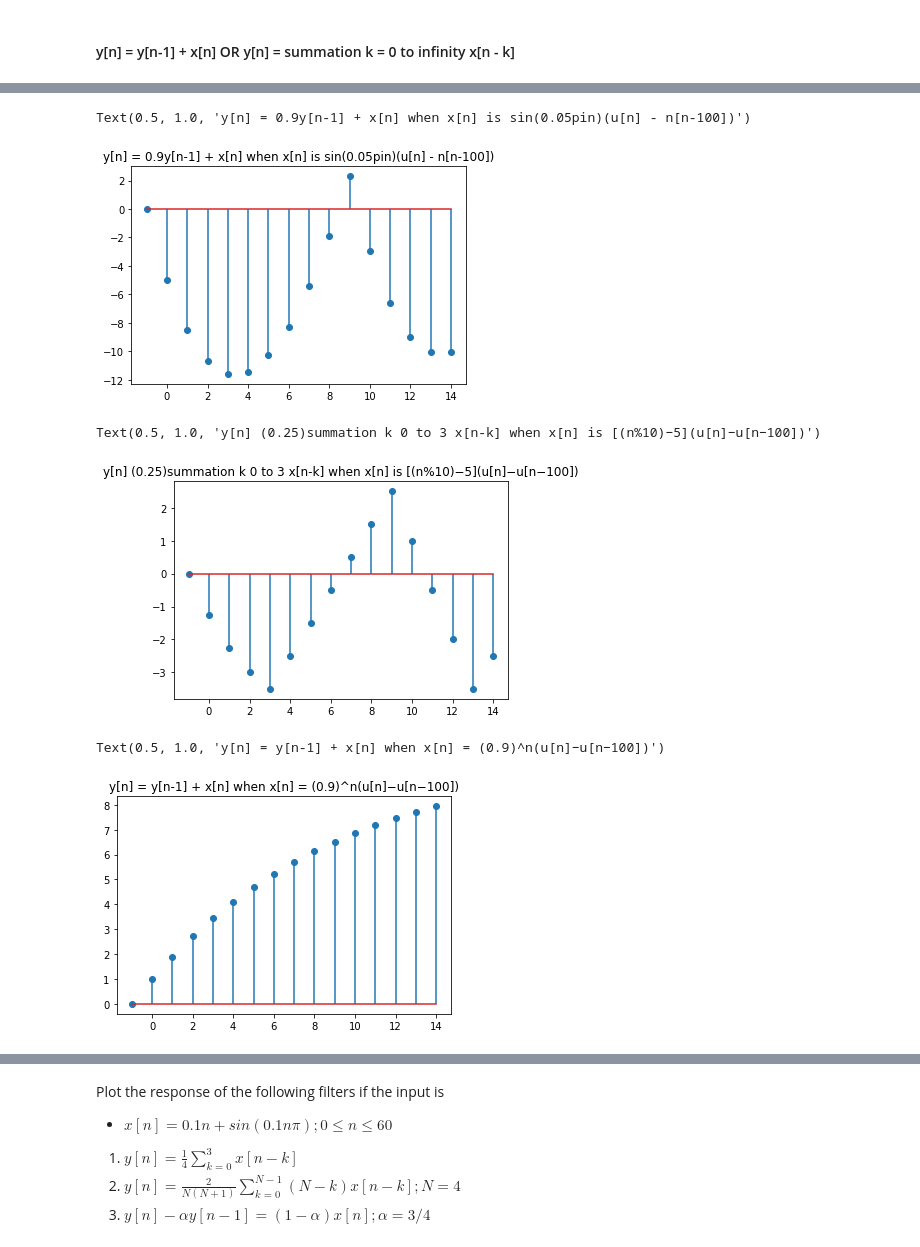
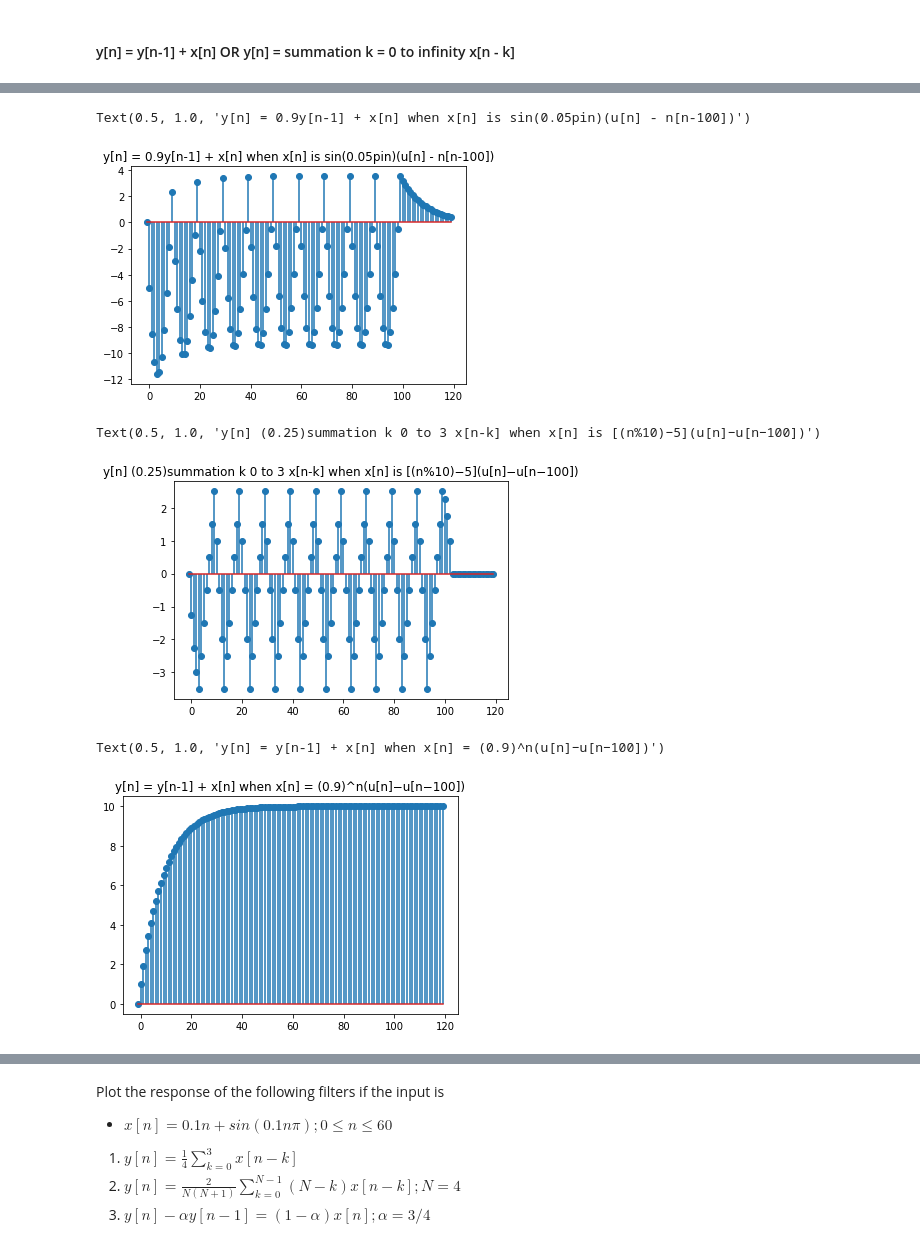
Before and after one commit to the-pinbo/EC211, a Jupyter notebook: Lab1/TimeDomain_final.ipynb, the cells around one changed output, grey strips where cells are left out. Saved outputs shown, nothing was run; the diff lists cells and outputs as text; code cells hidden in the pictures.

```diff
--- a/Lab1/TimeDomain_final.ipynb
+++ b/Lab1/TimeDomain_final.ipynb
@@ -305,8 +305,8 @@ Text(0.5, 1.0, 'y[n]= 0.9y[n-1] + x[n] when x[n] = (-1)^n(u[n]−u[n−100]')
 #y[n] = (0.25)summation k 0 to 3 when x[n] = (-1)^n(u[n]−u[n−100])
 
 x1 = np.empty(11)
-a_7 = np.empty((0, 16), int)
-a_8 = np.empty((0, 16), int)
+a_7 = np.empty((0, 121), int)
+a_8 = np.empty((0, 121), int)
 for k in range(0, 4):
     a_7 = np.append(a_7,
                     np.float_power(-1, np.array([(i - k) for i in n])) *
@@ -327,9 +327,9 @@ Text(0.5, 1.0, 'y[n] (0.25)summation k 0 to 3 x[n-k] when x[n] = (-1)^n(u[n]−u
 # %%
 #y[n] = y[n-1] + x[n] [(𝑛%10)−5](𝑢[𝑛]−𝑢[𝑛−100])
 x1 = np.empty(11)
-h_1 = np.empty((0, 16), int)
-h_2 = np.empty((0, 16), int)
-for k in range(0, 15):
+h_1 = np.empty((0, 121), int)
+h_2 = np.empty((0, 121), int)
+for k in range(0, 120):
     h_1 = np.append(h_1, ((np.array([(i - k) for i in n]) % 10) - 5) *
                     np.array([[unitstep(i - k) for i in n]]),
                     axis=0)
@@ -360,9 +360,9 @@ Text(0.5, 1.0, 'y[n] = x[n] - x[n-1] when x[n] is [(n%10)−5](u[n]−u[n−100]
 #y[n] = 0.9y[n-1] + x[n] when x[n] is [(n%10)−5](u[n]−u[n−100])
 
 x1 = np.empty(11)
-h_5 = np.empty((0, 16), int)
-h_6 = np.empty((0, 16), int)
-for k in range(0, 15):
+h_5 = np.empty((0, 121), int)
+h_6 = np.empty((0, 121), int)
+for k in range(0, 120):
     h_5 = np.append(h_5,
                     np.power(0.9, k) * ((np.array([(i - k)
                                                    for i in n]) % 10) - 5) *
@@ -380,12 +380,13 @@ plt.stem(n, h_5 - h_6)
 plt.title('y[n] = 0.9y[n-1] + x[n] when x[n] is sin(0.05pin)(u[n] - n[n-100])')
 # %% [output]
 Text(0.5, 1.0, 'y[n] = 0.9y[n-1] + x[n] when x[n] is sin(0.05pin)(u[n] - n[n-100])')
-[figure, old version]
+[figure, new version]
 # %%
 #y[n] = (0.25)summation k 0 to 3 when x[n] is [(n%10)−5](u[n]−u[n−100])
 x1 = np.empty(11)
-h_7 = np.empty((0, 16), int)
-h_8 = np.empty((0, 16), int)
+n = np.arange(-1, 120)
+h_7 = np.empty((0, 121), int)
+h_8 = np.empty((0, 121), int)
 for k in range(0, 4):
     h_7 = np.append(h_7, ((np.array([(i - k) for i in n]) % 10) - 5) *
                     np.array([[unitstep(i - k) for i in n]]),
@@ -400,30 +401,30 @@ plt.stem(n, h_7 - h_8)
 plt.title('y[n] (0.25)summation k 0 to 3 x[n-k] when x[n] is [(n%10)−5](u[n]−u[n−100])')
 # %% [output]
 Text(0.5, 1.0, 'y[n] (0.25)summation k 0 to 3 x[n-k] when x[n] is [(n%10)−5](u[n]−u[n−100])')
-[figure, old version]
+[figure, new version]
 # %%
 #y[n] = y[n-1] + x[n] when x[n] = (0.9)^n(u[n]−u[n−100])
 
 x1 = np.empty(11)
-j_1 = np.empty((0, 16), int)
-j_2 = np.empty((0, 16), int)
-for k in range(0, 15):
+j_1 = np.empty((0, 121), int)
+j_2 = np.empty((0, 121), int)
+for k in range(0, 120):
     j_1 = np.append(j_1,
                     np.float_power(0.9, np.array([(i - k) for i in n])) *
                     np.array([[unitstep(i - k) for i in n]]),
                     axis=0)
     j_2 = np.append(j_2,
                     np.float_power(0.9, np.array([(i - k) for i in n])) *
                     np.array([[unitstep(i - k - 100) for i in n]]),
                     axis=0)
 j_1 = np.sum(j_1, axis=0)
 j_2 = np.sum(j_2, axis=0)
 
 plt.stem(n, j_1 - j_2)
 plt.title('y[n] = y[n-1] + x[n] when x[n] = (0.9)^n(u[n]−u[n−100])')
 # %% [output]
 Text(0.5, 1.0, 'y[n] = y[n-1] + x[n] when x[n] = (0.9)^n(u[n]−u[n−100])')
-[figure, old version]
+[figure, new version]
 # %%
 #y[n] = x[n] - x[n-1] when x[n] = (0.9)^n(u[n]−u[n−100])
 
```
Also changed, not shown: parts of 18 cells of this notebook.
